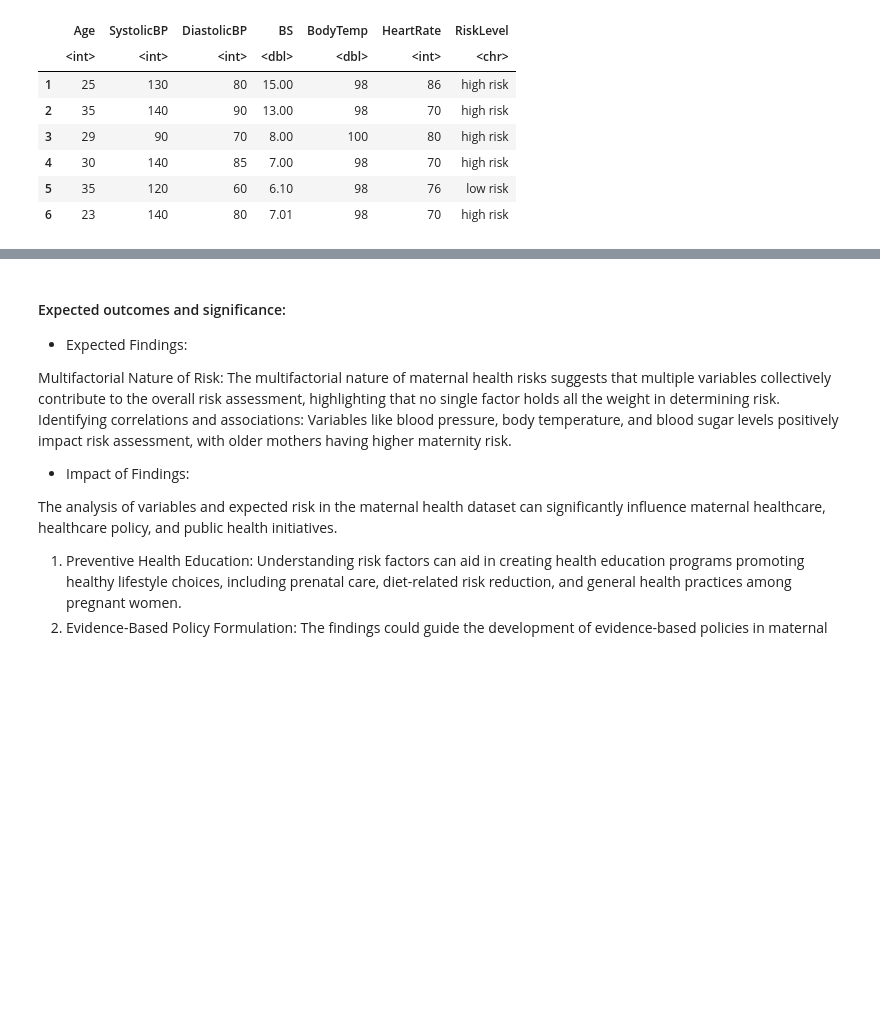
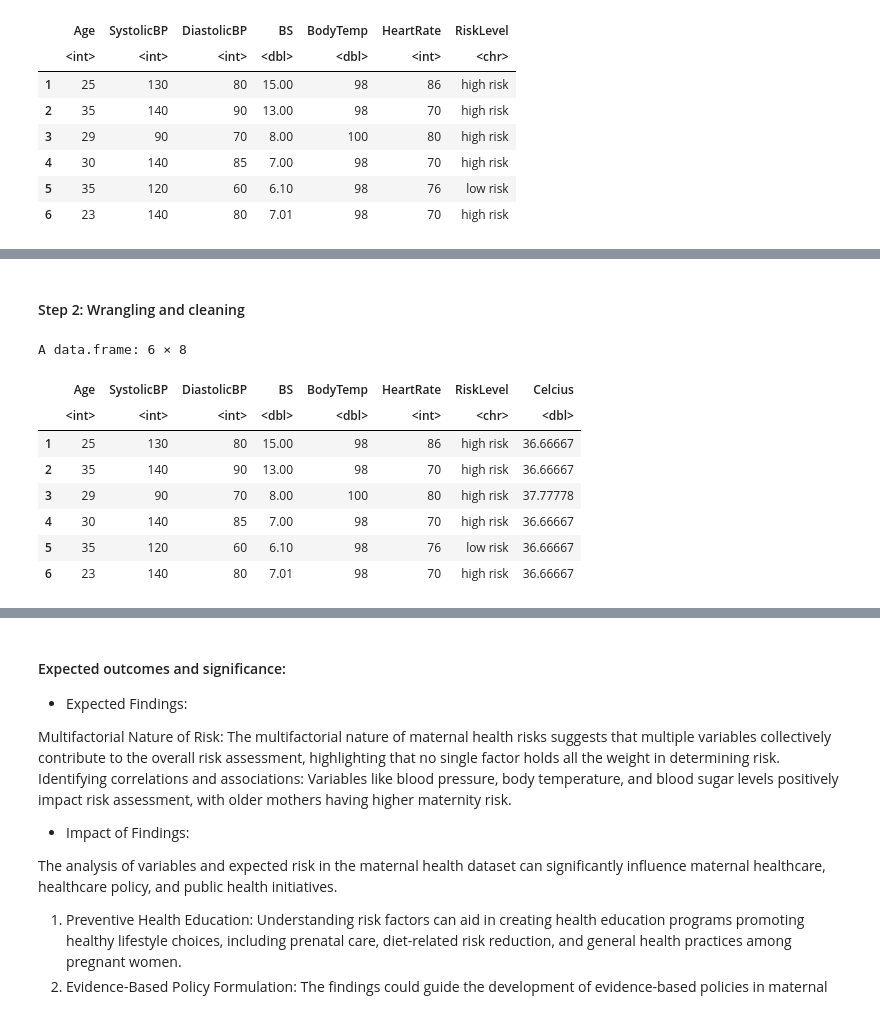
Before and after one commit to Julianazhu26/DSCI100-Group-Project, a Jupyter notebook: Group Proposal.ipynb, the cells around one changed output, grey strips where cells are left out. Cells and saved outputs as stored; diff of their text form; code cells hidden in the pictures; blank space fills up the shorter version.

```diff
--- a/Group Proposal.ipynb
+++ b/Group Proposal.ipynb
@@ -58,0 +83,17 @@ library(tidymodels)
+# %% [markdown]
+#### Step 2: Wrangling and cleaning
+# %%
+## Adding the Celcius column for interpretation purposes
+maternal_with_celcius <- maternal_original_data |>
+                         mutate(Celcius = (BodyTemp - 32) * 5/9 )
+head(maternal_with_celcius)
+# %% [output]
+A data.frame: 6 × 8
+|  | Age | SystolicBP | DiastolicBP | BS | BodyTemp | HeartRate | RiskLevel | Celcius |
+|  | <int> | <int> | <int> | <dbl> | <dbl> | <int> | <chr> | <dbl> |
+| 1 | 25 | 130 | 80 | 15.00 | 98 | 86 | high risk | 36.66667 |
+| 2 | 35 | 140 | 90 | 13.00 | 98 | 70 | high risk | 36.66667 |
+| 3 | 29 | 90 | 70 | 8.00 | 100 | 80 | high risk | 37.77778 |
+| 4 | 30 | 140 | 85 | 7.00 | 98 | 70 | high risk | 36.66667 |
+| 5 | 35 | 120 | 60 | 6.10 | 98 | 76 | low risk | 36.66667 |
+| 6 | 23 | 140 | 80 | 7.01 | 98 | 70 | high risk | 36.66667 |
```
Also changed, not shown: parts of 23 cells of this notebook.
